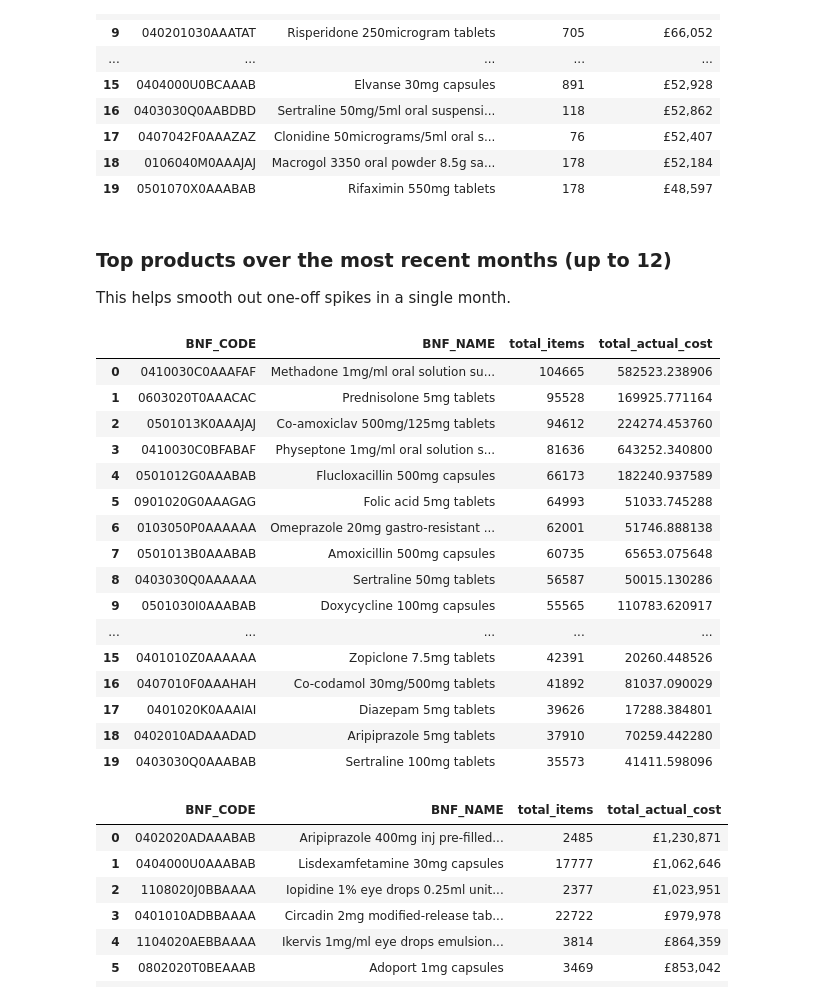
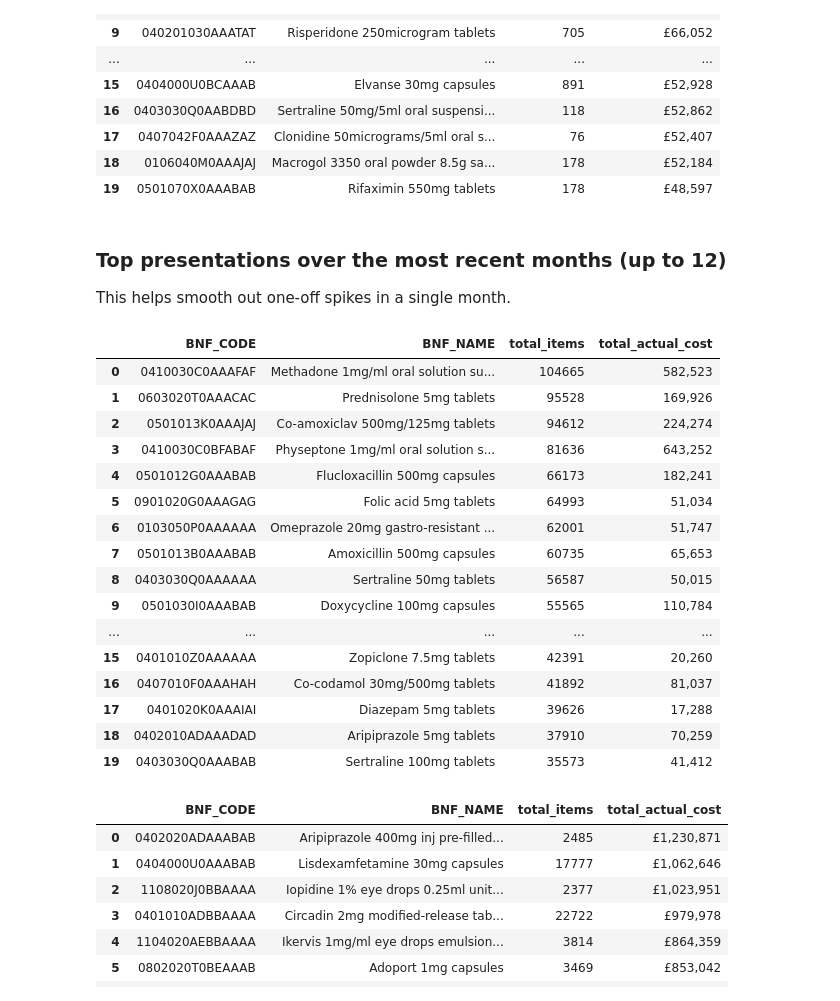
Before and after one commit to ebmdatalab/prescribing-notebooks, a Jupyter notebook: notebooks/hospital_community_rx_overview-v2.ipynb, the cells around one changed output. Cells and saved outputs as stored; diff of their text form; code cells hidden in the pictures.

```diff
--- a/notebooks/hospital_community_rx_overview-v2.ipynb
+++ b/notebooks/hospital_community_rx_overview-v2.ipynb
@@ -539,45 +539,45 @@ display(df_top_products_cost_latest.style.format({'total_actual_cost': '£{:,.0f
 | 18 | 0106040M0AAAJAJ | Macrogol 3350 oral powder 8.5g sa... | 178 | £52,184 |
 | 19 | 0501070X0AAABAB | Rifaximin 550mg tablets | 178 | £48,597 |
 # %% [markdown]
-### Top products over the most recent months (up to 12)
+### Top presentations over the most recent months (up to 12)
 
 This helps smooth out one-off spikes in a single month.
 # %%
-sql_top_products_items_recent = f'''
+sql_top_presentations_items_recent = f'''
 SELECT
   BNF_CODE,
   ANY_VALUE(BNF_NAME) AS BNF_NAME,
   SUM(TOTAL_ITEMS) AS total_items,
   SUM(TOTAL_ACTUAL_COST) AS total_actual_cost
 FROM `{TABLE_ID}`
 WHERE PERIOD IN ({period_list_sql})
 GROUP BY BNF_CODE
 ORDER BY total_items DESC
 LIMIT 20
 '''
 
-df_top_products_items_recent = bq.cached_read(
-    sql_top_products_items_recent,
-    csv_path=os.path.join(CACHE_DIR, f"top_products_items_recent_{latest_12_periods[0]}_{latest_12_periods[-1]}.csv"),
+df_top_presentations_items_recent = bq.cached_read(
+    sql_top_presentations_items_recent,
+    csv_path=os.path.join(CACHE_DIR, f"top_presentations_items_recent_{latest_12_periods[0]}_{latest_12_periods[-1]}.csv"),
 )
 
-display(df_top_products_items_recent)
+display(df_top_presentations_items_recent)
 # %% [output]
 |  | BNF_CODE | BNF_NAME | total_items | total_actual_cost |
-| 0 | 0410030C0AAAFAF | Methadone 1mg/ml oral solution su... | 104665 | 582523.238906 |
-| 1 | 0603020T0AAACAC | Prednisolone 5mg tablets | 95528 | 169925.771164 |
-| 2 | 0501013K0AAAJAJ | Co-amoxiclav 500mg/125mg tablets | 94612 | 224274.453760 |
-| 3 | 0410030C0BFABAF | Physeptone 1mg/ml oral solution s... | 81636 | 643252.340800 |
-| 4 | 0501012G0AAABAB | Flucloxacillin 500mg capsules | 66173 | 182240.937589 |
-| 5 | 0901020G0AAAGAG | Folic acid 5mg tablets | 64993 | 51033.745288 |
-| 6 | 0103050P0AAAAAA | Omeprazole 20mg gastro-resistant ... | 62001 | 51746.888138 |
-| 7 | 0501013B0AAABAB | Amoxicillin 500mg capsules | 60735 | 65653.075648 |
-| 8 | 0403030Q0AAAAAA | Sertraline 50mg tablets | 56587 | 50015.130286 |
-| 9 | 0501030I0AAABAB | Doxycycline 100mg capsules | 55565 | 110783.620917 |
+| 0 | 0410030C0AAAFAF | Methadone 1mg/ml oral solution su... | 104665 | 582,523 |
+| 1 | 0603020T0AAACAC | Prednisolone 5mg tablets | 95528 | 169,926 |
+| 2 | 0501013K0AAAJAJ | Co-amoxiclav 500mg/125mg tablets | 94612 | 224,274 |
+| 3 | 0410030C0BFABAF | Physeptone 1mg/ml oral solution s... | 81636 | 643,252 |
+| 4 | 0501012G0AAABAB | Flucloxacillin 500mg capsules | 66173 | 182,241 |
+| 5 | 0901020G0AAAGAG | Folic acid 5mg tablets | 64993 | 51,034 |
+| 6 | 0103050P0AAAAAA | Omeprazole 20mg gastro-resistant ... | 62001 | 51,747 |
+| 7 | 0501013B0AAABAB | Amoxicillin 500mg capsules | 60735 | 65,653 |
+| 8 | 0403030Q0AAAAAA | Sertraline 50mg tablets | 56587 | 50,015 |
+| 9 | 0501030I0AAABAB | Doxycycline 100mg capsules | 55565 | 110,784 |
 | ... | ... | ... | ... | ... |
-| 15 | 0401010Z0AAAAAA | Zopiclone 7.5mg tablets | 42391 | 20260.448526 |
-| 16 | 0407010F0AAAHAH | Co-codamol 30mg/500mg tablets | 41892 | 81037.090029 |
-| 17 | 0401020K0AAAIAI | Diazepam 5mg tablets | 39626 | 17288.384801 |
-| 18 | 0402010ADAAADAD | Aripiprazole 5mg tablets | 37910 | 70259.442280 |
-| 19 | 0403030Q0AAABAB | Sertraline 100mg tablets | 35573 | 41411.598096 |
+| 15 | 0401010Z0AAAAAA | Zopiclone 7.5mg tablets | 42391 | 20,260 |
+| 16 | 0407010F0AAAHAH | Co-codamol 30mg/500mg tablets | 41892 | 81,037 |
+| 17 | 0401020K0AAAIAI | Diazepam 5mg tablets | 39626 | 17,288 |
+| 18 | 0402010ADAAADAD | Aripiprazole 5mg tablets | 37910 | 70,259 |
+| 19 | 0403030Q0AAABAB | Sertraline 100mg tablets | 35573 | 41,412 |
 # %%
```
Also changed, not shown: parts of 10 cells of this notebook, 12 other files.
